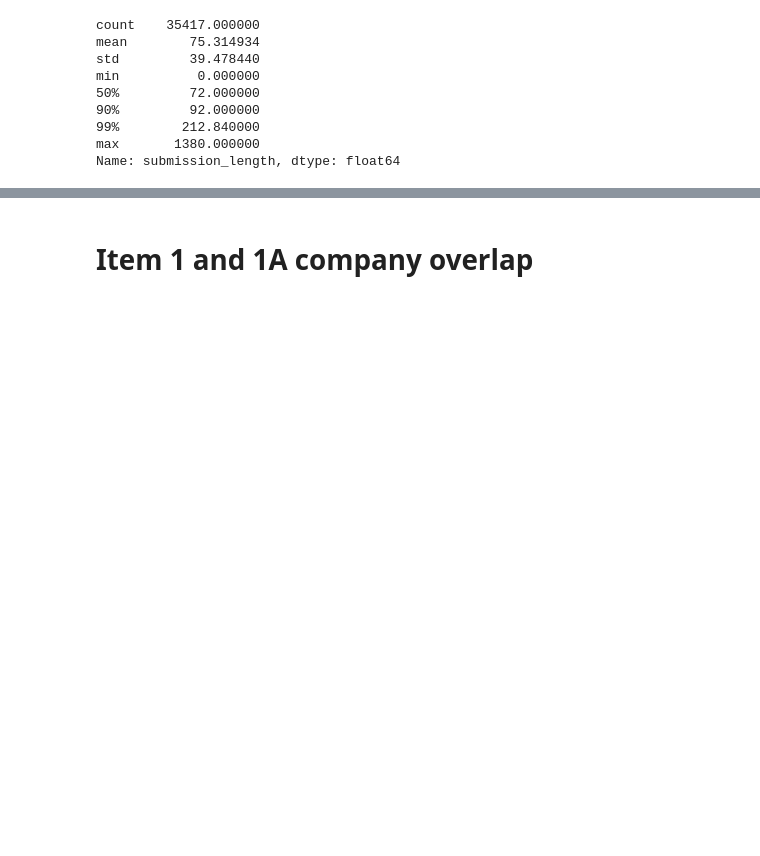
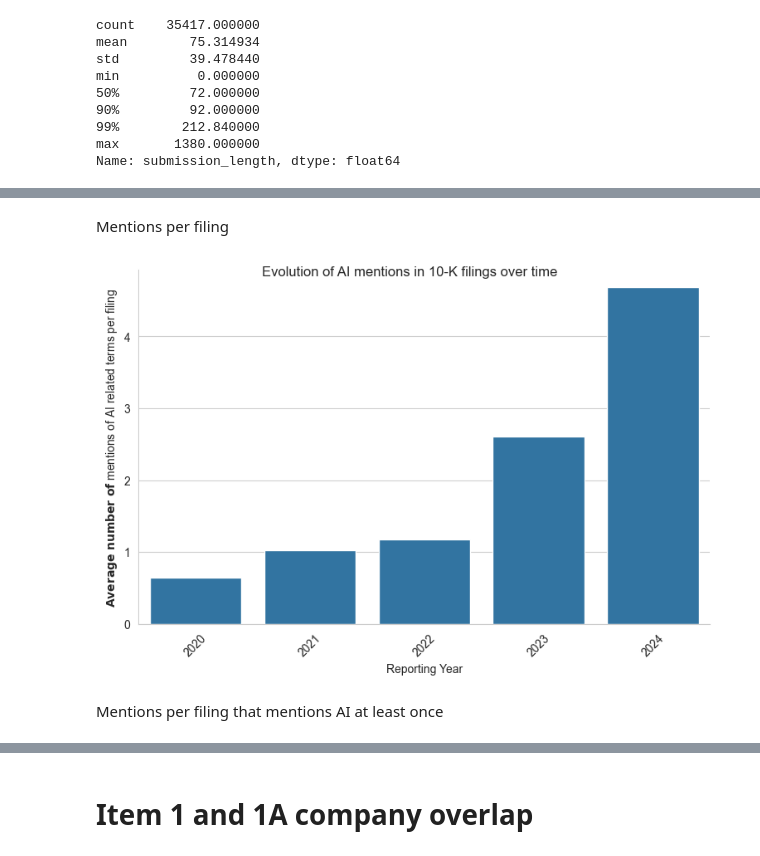
Before and after one commit to lucas-ubm/sec_analysis, a Jupyter notebook: notebooks/EDA.ipynb, the cells around one changed output, grey strips where cells are left out. Saved outputs shown, nothing was run; the diff lists cells and outputs as text; code cells hidden in the pictures; blank space fills up the shorter version.

```diff
--- a/notebooks/EDA.ipynb
+++ b/notebooks/EDA.ipynb
@@ -81,0 +174,22 @@ with sns.axes_style(style="whitegrid"):
+# %% [markdown]
+Mentions per filing
+# %%
+
+import seaborn as sns
+import matplotlib.pyplot as plt
+ai_mentions_norm = ai_mentions.groupby('reporting_year')[['sentence']].nunique().rename(columns={'sentence': 'companies'})/ companies_per_year
+ai_mentions_norm.columns = ['avg_ai_mentions_per_company']
+with sns.axes_style(style="whitegrid"):
+    # Increase dot size
+    g = sns.catplot(data=ai_mentions_norm.reset_index(), x='reporting_year', y='avg_ai_mentions_per_company', kind='bar', height=5, legend_out=True, aspect=1.5)
+    g.fig.suptitle('Evolution of AI mentions in 10-K filings over time')
+
+    g.set_xticklabels(rotation=45)
+    g.set_xlabels('Reporting Year')
+    g.set_ylabels(r'$\bf{Average\ number\ of}$ mentions of AI related terms per filing')
+    plt.savefig('../figures/ai_mentions_per_filing.jpg', dpi=300, bbox_inches='tight')
+    plt.show()
+# %% [output]
+[figure, added]
+# %% [markdown]
+Mentions per filing that mentions AI at least once
```
Also changed, not shown: parts of 50 cells of this notebook, 3 other files.
